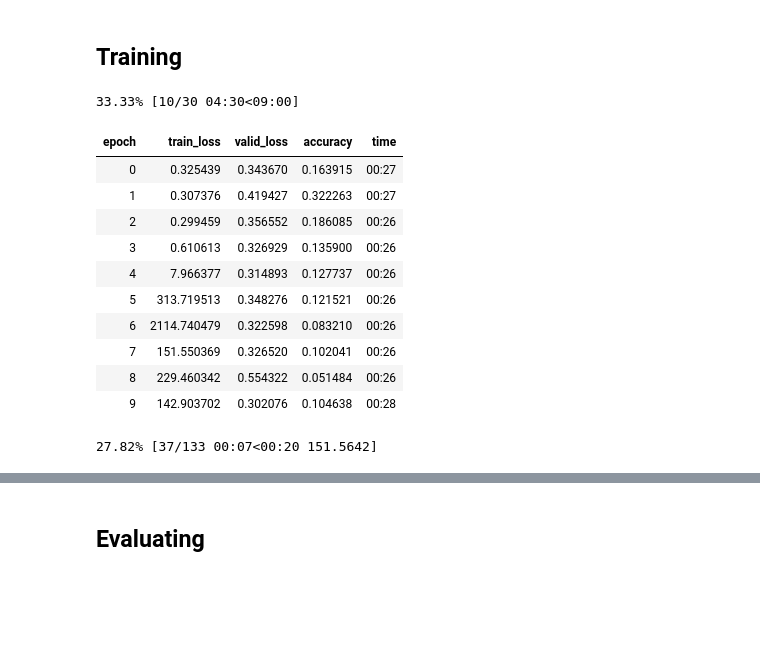
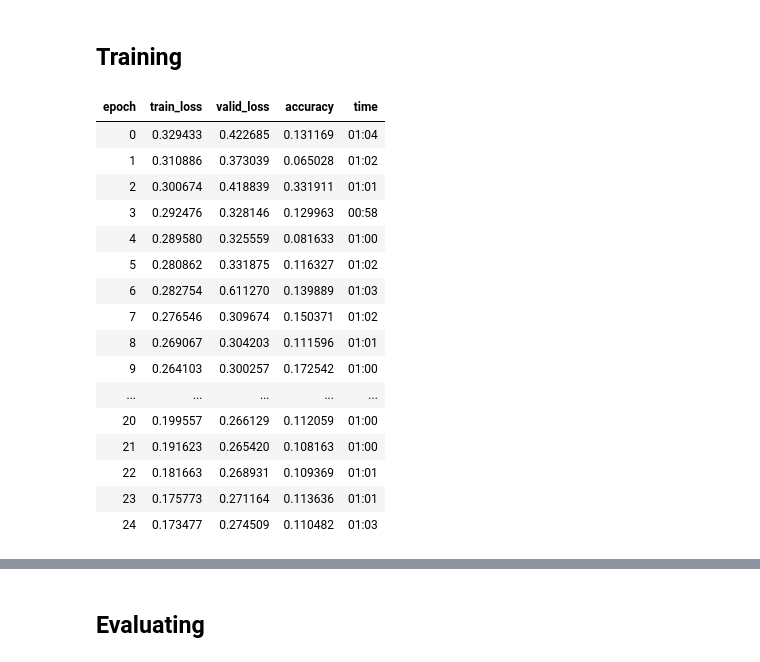
Before and after one commit to abcp4/ecg-ml-dl, a Jupyter notebook: models/Branched/Branched-FastAI.ipynb, the cells around one changed output, grey strips where cells are left out. Saved outputs shown, nothing was run; the diff lists cells and outputs as text; code cells hidden in the pictures; blank space fills up the shorter version.

```diff
--- a/models/Branched/Branched-FastAI.ipynb
+++ b/models/Branched/Branched-FastAI.ipynb
@@ -379,18 +387,22 @@ InceptionTime(
 # %% [markdown]
 ## Training
 # %%
-learn.fit_one_cycle(30,1e-1)
+learn.fit_one_cycle(25,1e-1)
 # %% [output]
-33.33% [10/30 04:30<09:00]
 | epoch | train_loss | valid_loss | accuracy | time |
-| 0 | 0.325439 | 0.343670 | 0.163915 | 00:27 |
-| 1 | 0.307376 | 0.419427 | 0.322263 | 00:27 |
-| 2 | 0.299459 | 0.356552 | 0.186085 | 00:26 |
-| 3 | 0.610613 | 0.326929 | 0.135900 | 00:26 |
-| 4 | 7.966377 | 0.314893 | 0.127737 | 00:26 |
-| 5 | 313.719513 | 0.348276 | 0.121521 | 00:26 |
-| 6 | 2114.740479 | 0.322598 | 0.083210 | 00:26 |
-| 7 | 151.550369 | 0.326520 | 0.102041 | 00:26 |
-| 8 | 229.460342 | 0.554322 | 0.051484 | 00:26 |
-| 9 | 142.903702 | 0.302076 | 0.104638 | 00:28 |
+| 0 | 0.329433 | 0.422685 | 0.131169 | 01:04 |
+| 1 | 0.310886 | 0.373039 | 0.065028 | 01:02 |
+| 2 | 0.300674 | 0.418839 | 0.331911 | 01:01 |
+| 3 | 0.292476 | 0.328146 | 0.129963 | 00:58 |
+| 4 | 0.289580 | 0.325559 | 0.081633 | 01:00 |
+| 5 | 0.280862 | 0.331875 | 0.116327 | 01:02 |
+| 6 | 0.282754 | 0.611270 | 0.139889 | 01:03 |
+| 7 | 0.276546 | 0.309674 | 0.150371 | 01:02 |
+| 8 | 0.269067 | 0.304203 | 0.111596 | 01:01 |
+| 9 | 0.264103 | 0.300257 | 0.172542 | 01:00 |
+| ... | ... | ... | ... | ... |
+| 20 | 0.199557 | 0.266129 | 0.112059 | 01:00 |
+| 21 | 0.191623 | 0.265420 | 0.108163 | 01:00 |
+| 22 | 0.181663 | 0.268931 | 0.109369 | 01:01 |
+| 23 | 0.175773 | 0.271164 | 0.113636 | 01:01 |
+| 24 | 0.173477 | 0.274509 | 0.110482 | 01:03 |
-27.82% [37/133 00:07<00:20 151.5642]
```
Also changed, not shown: parts of 13 cells of this notebook, 2 other files.
